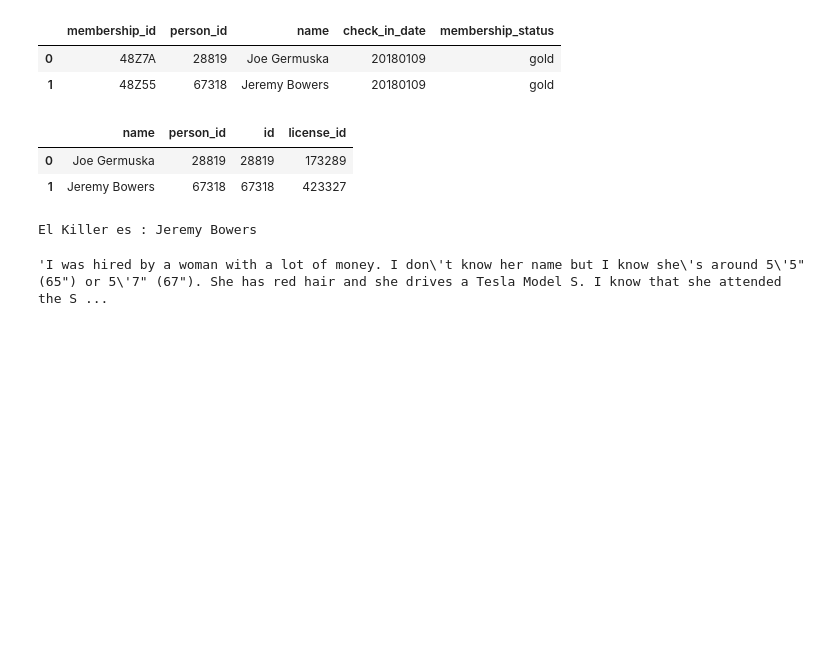
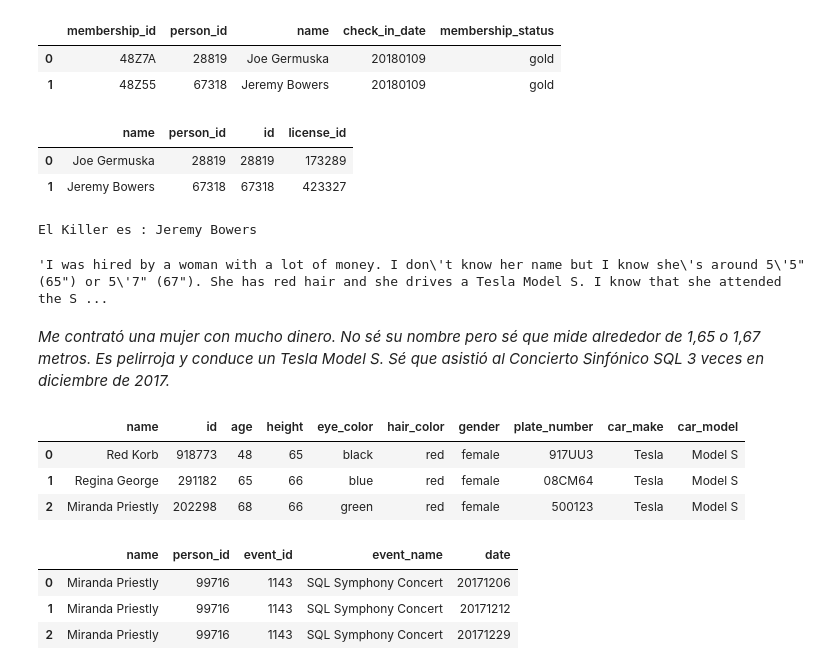
Before and after one commit to ChiaraTot/ONLINE_DS_THEBRIDGE_CHIARA, a Jupyter notebook: Team_Challenge2/Parte_I_SQL Game.ipynb, the cells around one changed output. Cells and saved outputs as stored; diff of their text form; code cells hidden in the pictures; blank space fills up the shorter version.

```diff
--- a/Team_Challenge2/Parte_I_SQL Game.ipynb
+++ b/Team_Challenge2/Parte_I_SQL Game.ipynb
@@ -250,3 +250,39 @@ df_interview = sql_query(query)
 df_interview["transcript"][0]
 # %% [output]
 'I was hired by a woman with a lot of money. I don\'t know her name but I know she\'s around 5\'5" (65") or 5\'7" (67"). She has red hair and she drives a Tesla Model S. I know that she attended the S ...
+# %% [markdown]
+*Me contrató una mujer con mucho dinero. No sé su nombre pero sé que mide alrededor de 1,65 o 1,67 metros. Es pelirroja y conduce un Tesla Model S. Sé que asistió al Concierto Sinfónico SQL 3 veces en diciembre de 2017.*
+# %%
+query = '''
+SELECT person.name, D.*
+FROM person
+JOIN drivers_license AS D
+ON person.license_id = D.ID
+WHERE D.car_make ="Tesla" and D.car_model ="Model S"
+    AND D.hair_color = "red"
+    AND D.height BETWEEN (165 / 2.54) AND (170 / 2.54) -- Convertir altura de centímetros a pulgadas
+    --AND person.name = (SELECT person_id FROM facebook_event_checkin WHERE event_name = "SQL Symphony Concert" AND person_id IN (78881, 90700, 99716))
+'''
+
+sql_query(query)
+# %% [output]
+|  | name | id | age | height | eye_color | hair_color | gender | plate_number | car_make | car_model |
+| 0 | Red Korb | 918773 | 48 | 65 | black | red | female | 917UU3 | Tesla | Model S |
+| 1 | Regina George | 291182 | 65 | 66 | blue | red | female | 08CM64 | Tesla | Model S |
+| 2 | Miranda Priestly | 202298 | 68 | 66 | green | red | female | 500123 | Tesla | Model S |
+# %%
+query = '''
+SELECT person.name, F.*
+FROM person
+JOIN facebook_event_checkin AS F
+ON F.person_id = person.id
+WHERE F.event_name = "SQL Symphony Concert" and F.date LIKE "201712%"
+    AND F.person_id IN (78881, 90700, 99716)
+'''
+
+sql_query(query)
+# %% [output]
+|  | name | person_id | event_id | event_name | date |
+| 0 | Miranda Priestly | 99716 | 1143 | SQL Symphony Concert | 20171206 |
+| 1 | Miranda Priestly | 99716 | 1143 | SQL Symphony Concert | 20171212 |
+| 2 | Miranda Priestly | 99716 | 1143 | SQL Symphony Concert | 20171229 |
```
Also changed, not shown: 2 other files.
